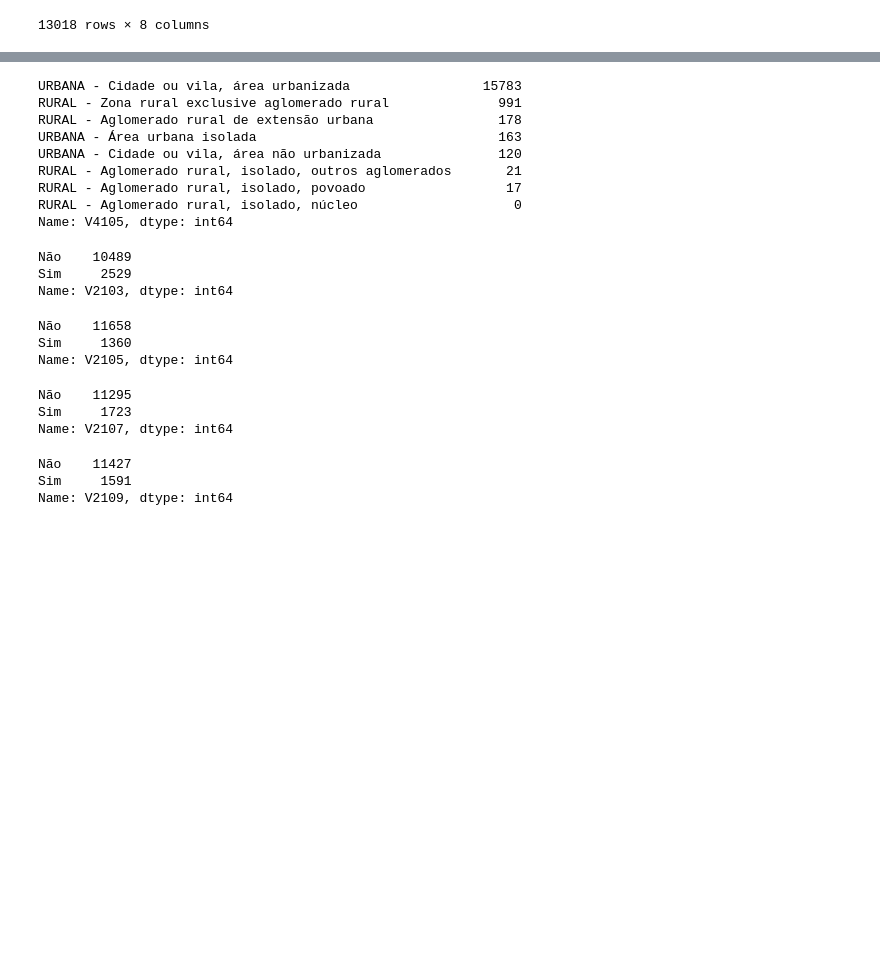
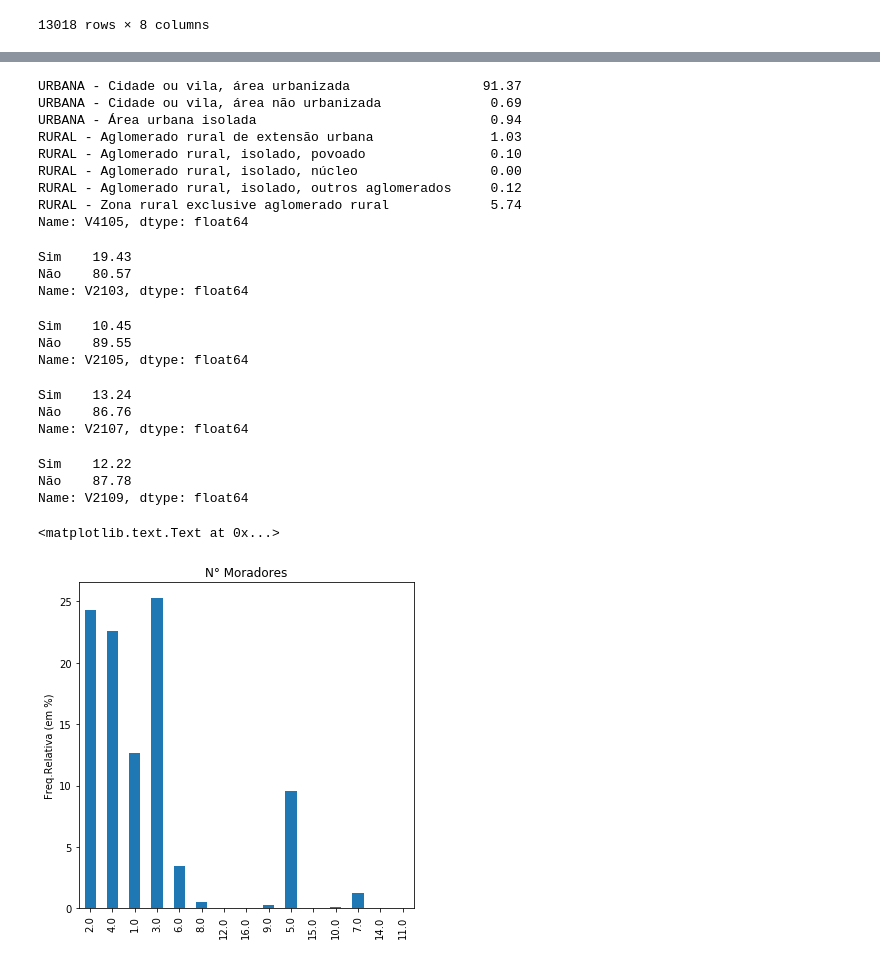
Before and after one commit to DennisZF/Ci-ncia-dos-Dados---2017-2, a Jupyter notebook: Projeto1_CD_2009.ipynb, the cells around one changed output, grey strips where cells are left out. Saved outputs shown, nothing was run; the diff lists cells and outputs as text; code cells hidden in the pictures; blank space fills up the shorter version.

Commit message:
variáveis em freq. relativa %

```diff
--- a/Projeto1_CD_2009.ipynb
+++ b/Projeto1_CD_2009.ipynb
@@ -82,6 +82,6 @@ tabsprenda.dropna()
 # %%
 #analisando numericamente
 #Moradores
-contmora = (tabsprenda.V0105.value_counts(sort=True))
+contmora = (tabsprenda.V0105.value_counts(sort=False, normalize=True)*100).round(decimals=2)
 contmora
 # %% [output]
@@ -113,46 +113,53 @@ Name: V0201, dtype: int64
 # %%
 #Quanto a zona
-contzona = (tabsprenda.V4105.value_counts(sort=True))
+contzona = (tabsprenda.V4105.value_counts(sort=False, normalize=True)*100).round(decimals=2)
 contzona
 # %% [output]
-URBANA - Cidade ou vila, área urbanizada                 15783
-RURAL - Zona rural exclusive aglomerado rural              991
-RURAL - Aglomerado rural de extensão urbana                178
-URBANA - Área urbana isolada                               163
-URBANA - Cidade ou vila, área não urbanizada               120
-RURAL - Aglomerado rural, isolado, outros aglomerados       21
-RURAL - Aglomerado rural, isolado, povoado                  17
-RURAL - Aglomerado rural, isolado, núcleo                    0
-Name: V4105, dtype: int64
+URBANA - Cidade ou vila, área urbanizada                 91.37
+URBANA - Cidade ou vila, área não urbanizada              0.69
+URBANA - Área urbana isolada                              0.94
+RURAL - Aglomerado rural de extensão urbana               1.03
+RURAL - Aglomerado rural, isolado, povoado                0.10
+RURAL - Aglomerado rural, isolado, núcleo                 0.00
+RURAL - Aglomerado rural, isolado, outros aglomerados     0.12
+RURAL - Zona rural exclusive aglomerado rural             5.74
+Name: V4105, dtype: float64
 # %%
 #Os moradores tiveram a preocupação de que os alimentos acabassem antes de poderem comprar ou receber mais comida
-contprec = (tabsprenda.V2103.value_counts(sort=True))
+contprec = (tabsprenda.V2103.value_counts(sort=False, normalize=True)*100).round(decimals=2)
 contprec
 # %% [output]
-Não    10489
-Sim     2529
-Name: V2103, dtype: int64
+Sim    19.43
+Não    80.57
+Name: V2103, dtype: float64
 # %%
 #Os alimentos acabaram antes que os moradores deste domicílio tivessem dinheiro para comprar mais comida
-contal = (tabsprenda.V2105.value_counts(sort=True))
+contal = (tabsprenda.V2105.value_counts(sort=False, normalize=True)*100).round(decimals=2)
 contal
 # %% [output]
-Não    11658
-Sim     1360
-Name: V2105, dtype: int64
+Sim    10.45
+Não    89.55
+Name: V2105, dtype: float64
 # %%
 #Os moradores ficaram sem dinheiro para ter uma alimentação saudável e variada
-contsem = (tabsprenda.V2107.value_counts(sort=True))
+contsem = (tabsprenda.V2107.value_counts(sort=False, normalize=True)*100).round(decimals=2)
 contsem
 # %% [output]
-Não    11295
-Sim     1723
-Name: V2107, dtype: int64
+Sim    13.24
+Não    86.76
+Name: V2107, dtype: float64
 # %%
 #Os moradores deste domicílio comeram apenas alguns alimentos que ainda tinham porque o dinheiro acabou
-contpouco = (tabsprenda.V2109.value_counts(sort=True))
+contpouco = (tabsprenda.V2109.value_counts(sort=False, normalize=True)*100).round(decimals=2)
 contpouco
 # %% [output]
-Não    11427
-Sim     1591
-Name: V2109, dtype: int64
+Sim    12.22
+Não    87.78
+Name: V2109, dtype: float64
+# %%
+# Gráfico de Setor
+plot = contmora.plot(kind='bar',title='N° Moradores',figsize=(6, 6))
+plt.ylabel('Freq.Relativa (em %)')
+# %% [output]
+<matplotlib.text.Text at 0x...>
+[figure, added]
```
Also changed, not shown: parts of 2 cells of this notebook, 1 other file.
